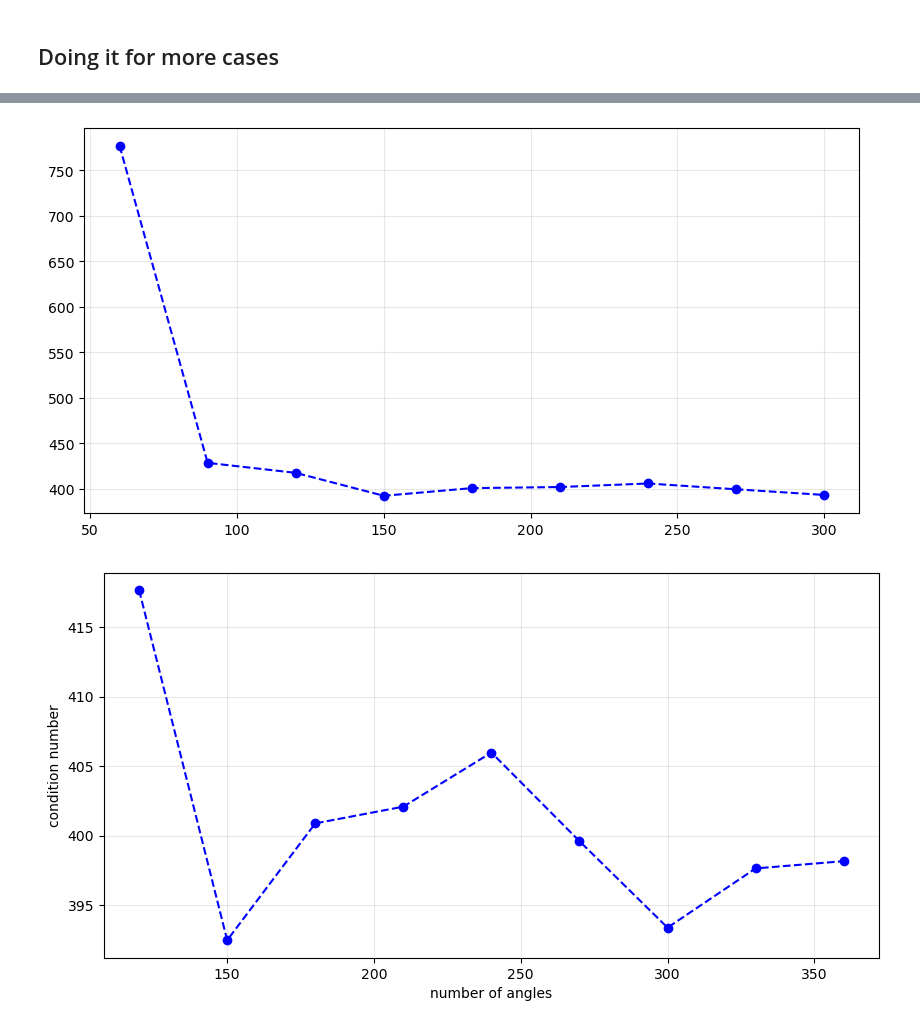
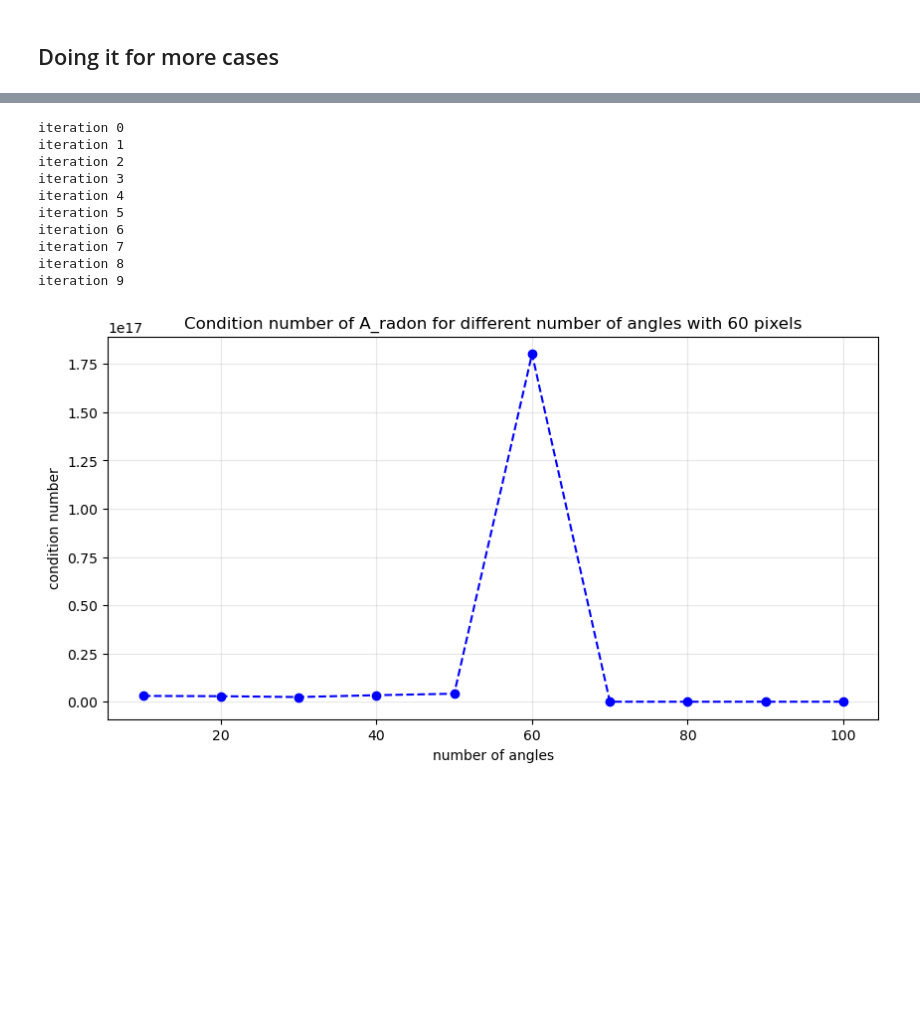
Before and after one commit to FemkeFJF/CIL-Demos, a Jupyter notebook: Femke/explicit_radonmatrix.ipynb, the cells around one changed output, grey strips where cells are left out. Drawn from its saved outputs; the diff is of its cells as text; code cells hidden in the pictures; blank space fills up the shorter version.

Commit message:
minor aesthetic changes were made for the plots

```diff
--- a/Femke/explicit_radonmatrix.ipynb
+++ b/Femke/explicit_radonmatrix.ipynb
@@ -16,8 +16,8 @@ import matplotlib.pyplot as plt
 ## Setting defaults and finding A from phantom data
 # %%
 # number of pixels and angles
-n_pixels = 50
-n_angles = 90
+n_pixels = 100
+n_angles = 50
 
 # other input
 cmap = 'rainbow'
@@ -196,24 +193,28 @@ plt.plot(x, sing_vals)
-# %%
-n_angles = np.array([60, 90, 120, 150, 180, 210, 240, 270, 300])
-cond_number = []
-for theta in n_angles:
-    cond_number.append(compute_cond(theta, 50))[0]
-
-plt.figure(figsize=(10,5))
-plt.plot(n_angles, cond_number, '--bo')
-plt.grid(alpha=0.3)
-# %% [output]
-[figure, removed]
 # %%
-n_angles = np.array([120, 150, 180, 210, 240, 270, 300, 330, 360])
+n_angles = np.array([10, 20, 30, 40, 50, 60, 70, 80, 90, 100])
+pixels = 60
 cond_number = []
+i = 0
 for theta in n_angles:
-    cond_number.append(compute_cond(theta, 50))[0]
+    cond_number.append(compute_cond(theta, pixels)[0])
+    print(f'iteration {i}')
+    i += 1
 
 plt.figure(figsize=(10,5))
 plt.plot(n_angles, cond_number, '--bo')
 plt.xlabel('number of angles')
 plt.ylabel('condition number')
+plt.title(f'Condition number of A_radon for different number of angles with {pixels} pixels')
 plt.grid(alpha=0.3)
 # %% [output]
+iteration 0
+iteration 1
+iteration 2
+iteration 3
+iteration 4
+iteration 5
+iteration 6
+iteration 7
+iteration 8
+iteration 9
-[figure, old version]
+[figure, new version]
```
Also changed, not shown: parts of 5 cells of this notebook.
